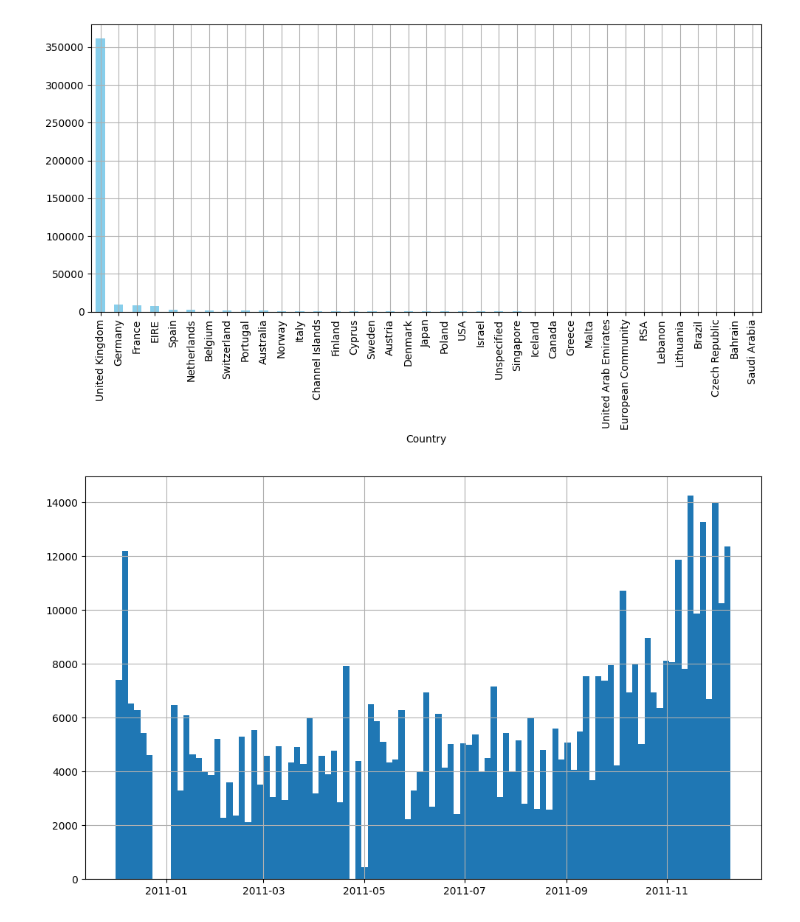
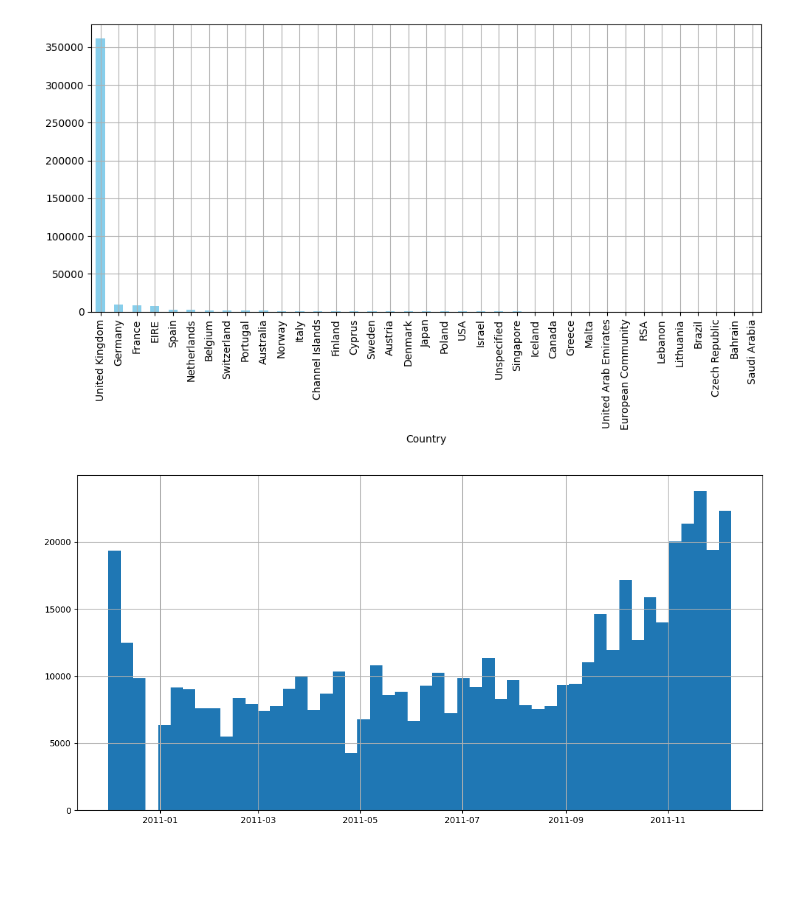
Before and after one commit to Leonel481/mlops-dtc-project, a Jupyter notebook: dev/churn.ipynb, the cells around one changed output. Cells and saved outputs as stored; diff of their text form; code cells hidden in the pictures; blank space fills up the shorter version.

```diff
--- a/dev/churn.ipynb
+++ b/dev/churn.ipynb
@@ -32,2 +152,11 @@ memory usage: 33.1+ MB
 # %%
-df = df[(df["Quantity"] != 0) & (df['CustomerID'].notnull())]
+data_max = df['InvoiceDate'].max()
+churn_data_ini = data_max - pd.DateOffset(months=6)
+
+compras_churn_window = df[
+    (df['InvoiceDate'] >= churn_data_ini) &
+    (df['InvoiceDate'] <= data_max)
+].copy()
+
+churn_data_ini
+compras_churn_window
@@ -34,4 +177,6 @@ df = df[(df["Quantity"] != 0) & (df['CustomerID'].notnull())]
 # %%
+df = df[(df["Quantity"] != 0) & (df['CustomerID'].notnull())].copy()
+
 df['quantity_buy'] = np.where(df['Quantity'] > 0, df['Quantity'], 0)
 df['quantity_return'] = np.where(df['Quantity'] < 0, -df['Quantity'],0)
 # %%
@@ -287,10 +432,12 @@ plt.show()
 # %% [output]
 [figure]
 # %%
-plt.figure(figsize=(10, 6))
-plt.hist(df['InvoiceDate'], bins=100)
+# SOLO COMPRAS SIN DEVOLUCIONES
+df_compras = df[df['Quantity'] > 0].copy()
+plt.figure(figsize=(12, 6))
+plt.hist(df_compras['InvoiceDate'], bins=50)
 plt.grid(True)
 plt.tight_layout()
 plt.show()
 # %% [output]
-[figure, old version]
+[figure, new version]
```
Also changed, not shown: parts of 10 cells of this notebook.
